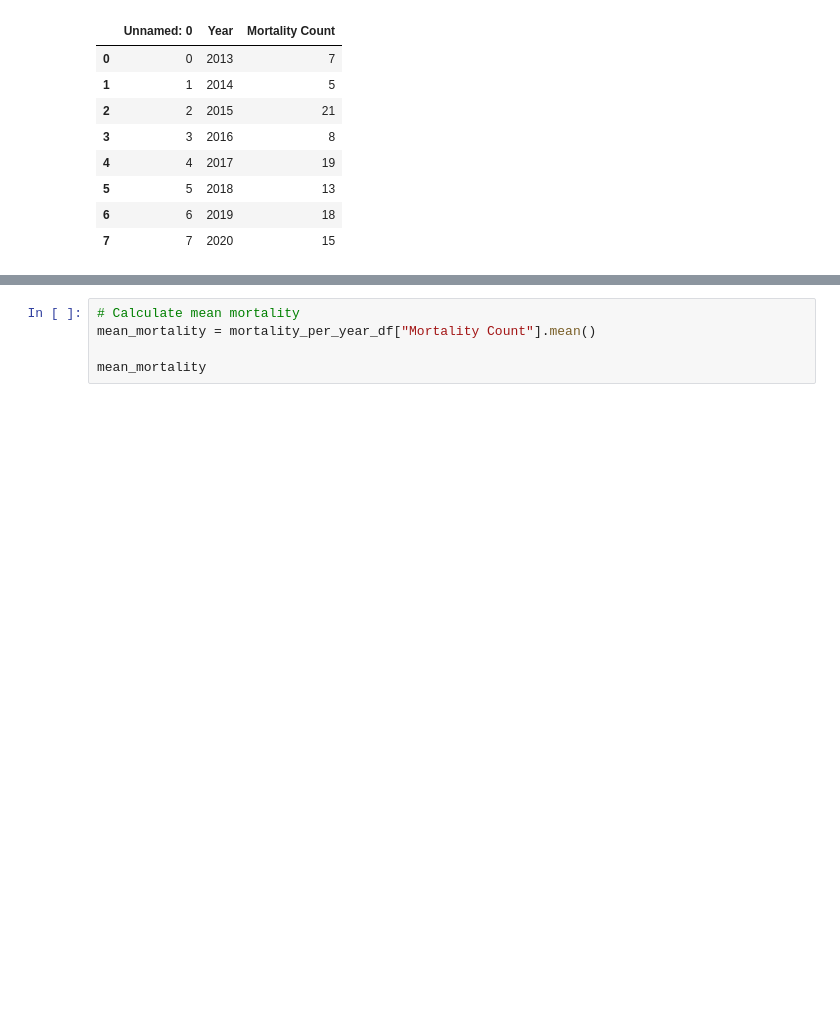
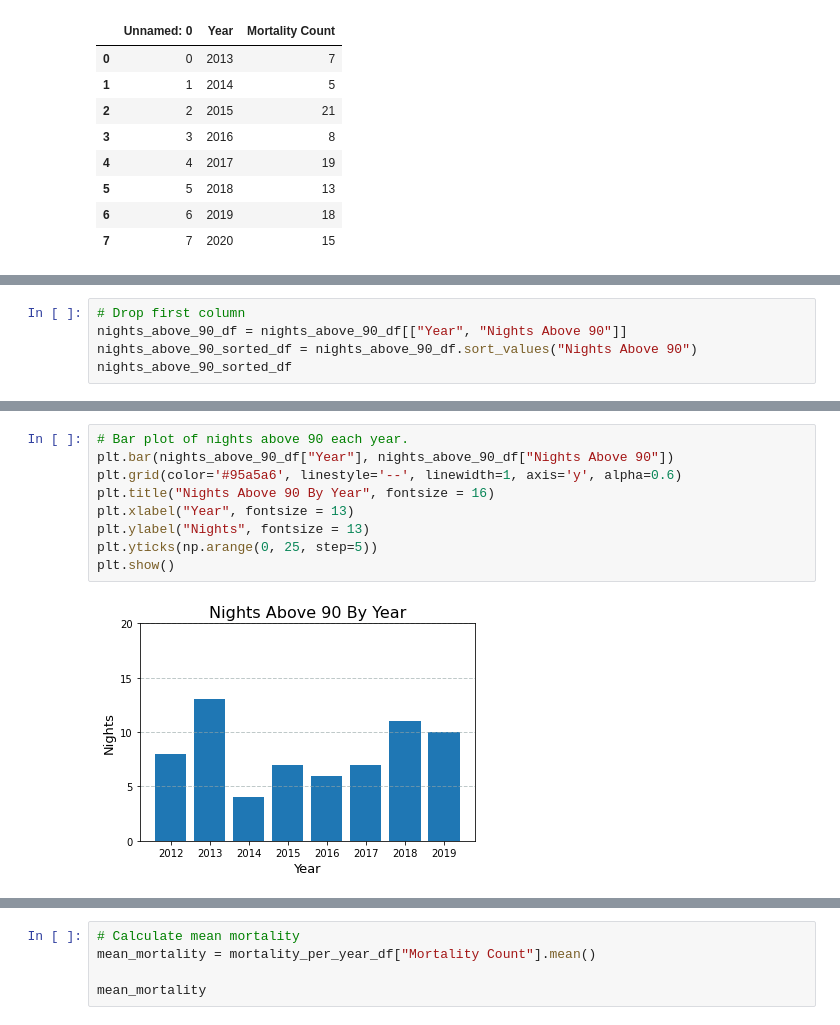
Before and after one commit to mfahey312/SaguaroProject, a Jupyter notebook: Final docs/Jupyter notebooks/Analysis.ipynb, the cells around one changed output, grey strips where cells are left out. Drawn from its saved outputs; the diff is of its cells as text; blank space fills up the shorter version.

```diff
--- a/Final docs/Jupyter notebooks/Analysis.ipynb
+++ b/Final docs/Jupyter notebooks/Analysis.ipynb
@@ -66,0 +88,5 @@ mortality_per_year_df
+# %%
+# Drop first column
+nights_above_90_df = nights_above_90_df[["Year", "Nights Above 90"]]
+nights_above_90_sorted_df = nights_above_90_df.sort_values("Nights Above 90")
+nights_above_90_sorted_df
@@ -66,0 +103,11 @@ mortality_per_year_df
+# %%
+# Bar plot of nights above 90 each year.
+plt.bar(nights_above_90_df["Year"], nights_above_90_df["Nights Above 90"])
+plt.grid(color='#95a5a6', linestyle='--', linewidth=1, axis='y', alpha=0.6)
+plt.title("Nights Above 90 By Year", fontsize = 16)
+plt.xlabel("Year", fontsize = 13)
+plt.ylabel("Nights", fontsize = 13)
+plt.yticks(np.arange(0, 25, step=5))
+plt.show()
+# %% [output]
+[figure, added]
```
Also changed, not shown: parts of 22 cells of this notebook, 6 other files.
